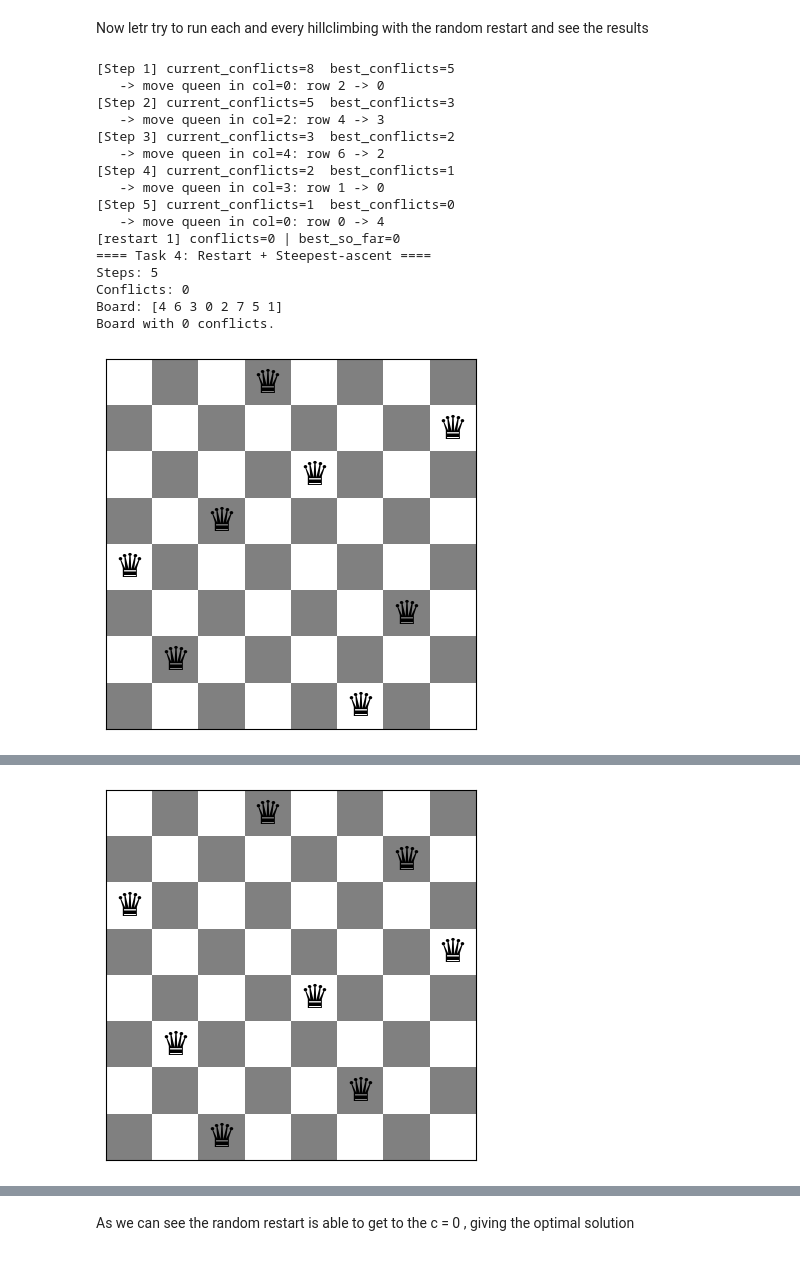
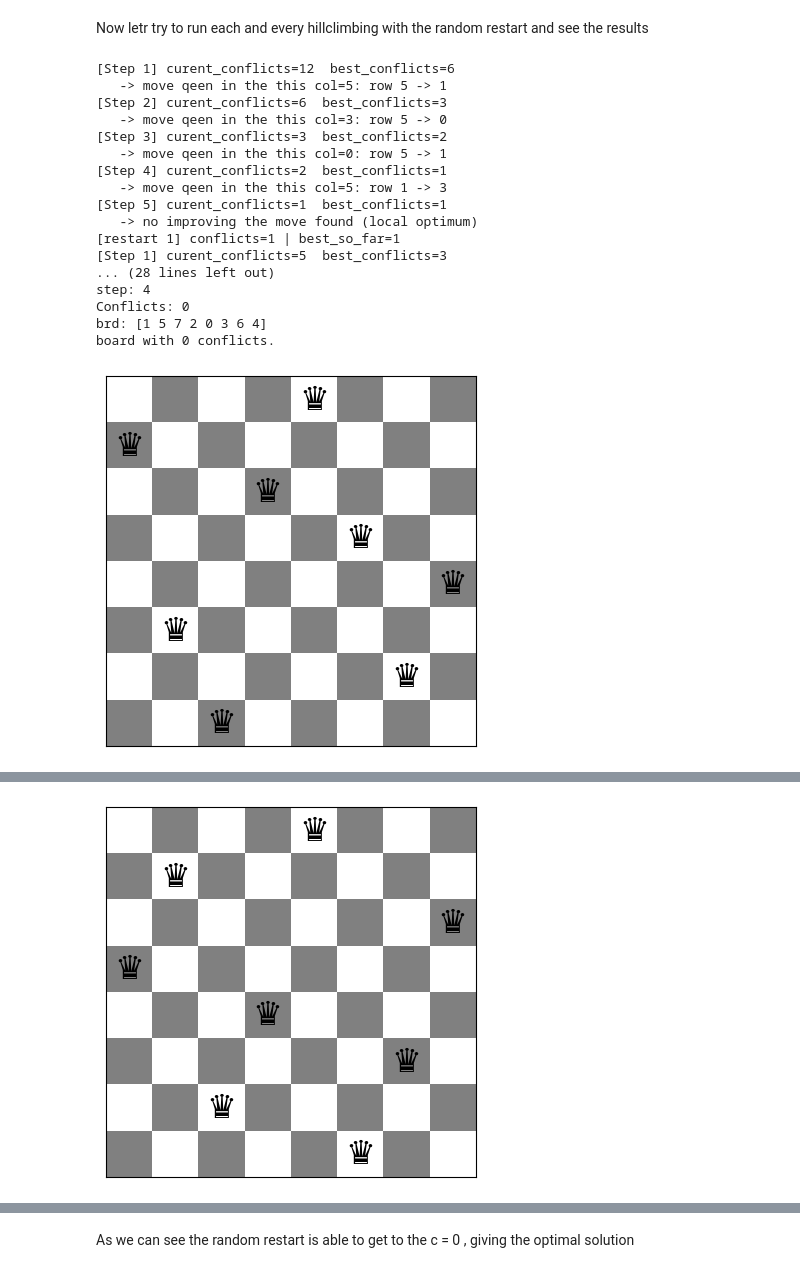
Before and after one commit to monarchythe/Agentic-AI-Lab-Work, a Jupyter notebook: n_queens_Solving_Agent.ipynb, the cells around one changed output, grey strips where cells are left out. Cells and saved outputs as stored; diff of their text form; code cells hidden in the pictures.

```diff
--- a/n_queens_Solving_Agent.ipynb
+++ b/n_queens_Solving_Agent.ipynb
@@ -214,21 +242,21 @@ def steepest_ascent_hill_climb(n, max_steps=10_000,debug = True,debug_every=1 ):
 ### Result veiwing finction
 which can be run after each task/algoritm objective funcotion
 # %%
-def show_run_result(result, title="Result", fontsize=24):
+def showing_run_reslt_fucn(result, title="Result", fontsize=24):
     """
     Pass the dict returned by any hill-climb function.
     Prints summary + shows the board.
     """
     print("====", title, "====")
-    print("Steps:", result.get("steps"))
+    print("step:", result.get("step"))
     print("Conflicts:", result.get("conflicts"))
-    if "patience" in result:
-        print("Patience:", result["patience"])
-    print("Board:", result["board"])
-    show_board(result["board"], fontsize=fontsize)
+    if "endurenc" in result:
+        print("endurenc:", result["endurenc"])
+    print("brd:", result["brd"])
+    show_board(result["brd"], fontsize=fontsize)
 # %% [markdown]
 Lets try to run the objective funton for the Stepest-ascend Hill Climbing
 # %%
-res = steepest_ascent_hill_climb(8)
-show_run_result(res, title="Task 1: Steepest-ascent")
+res = stepest_acent_hil_climb(8)
+showing_run_reslt_fucn(res, title="Task 1: Steepest-ascent")
 # %% [output]
@@ -492,27 +622,28 @@ def random_restart(hc_func, n, restarts=100, debug=False, **hc_kwargs):
 Now letr try to run each and every hillclimbing with the random restart and see the results
 # %%
 n = 8
-best1 = random_restart(steepest_ascent_hill_climb, n, restarts=100, debug=True)
-show_run_result(best1, "Task 4: Restart + Steepest-ascent")
-best2 = random_restart(stochastic_hill_climb_inefficient, n, restarts=100, debug=True)
-show_run_result(best2, "Task 4: Restart + Stochastic (inefficient)")
-best3 = random_restart(first_choice_hill_climb, n, restarts=100, debug=True, debug_every = 100)
-show_run_result(best3, "Task 4: Restart + First-choice stochastic")
+best1 = randm_restart_Hclimb(stepest_acent_hil_climb, n, restarts=100, debug=True)
+showing_run_reslt_fucn(best1, "Task 4: Restart + Steepest-ascent")
+best2 = randm_restart_Hclimb(stchastic_hil_climb_ineficent, n, restarts=100, debug=True)
+showing_run_reslt_fucn(best2, "Task 4: Restart + Stochastic (inefficient)")
+best3 = randm_restart_Hclimb(frst_choice_hill_clmbng_algo, n, restarts=100, debug=True, do_debugin_at_each_stp = 100)
+showing_run_reslt_fucn(best3, "Task 4: Restart + First-choice stochastic")
 # %% [output]
-[Step 1] current_conflicts=8  best_conflicts=5
-   -> move queen in col=0: row 2 -> 0
-[Step 2] current_conflicts=5  best_conflicts=3
-   -> move queen in col=2: row 4 -> 3
-[Step 3] current_conflicts=3  best_conflicts=2
-   -> move queen in col=4: row 6 -> 2
-[Step 4] current_conflicts=2  best_conflicts=1
-   -> move queen in col=3: row 1 -> 0
-[Step 5] current_conflicts=1  best_conflicts=0
-   -> move queen in col=0: row 0 -> 4
-[restart 1] conflicts=0 | best_so_far=0
-==== Task 4: Restart + Steepest-ascent ====
-Steps: 5
+[Step 1] curent_conflicts=12  best_conflicts=6
+   -> move qeen in the this col=5: row 5 -> 1
+[Step 2] curent_conflicts=6  best_conflicts=3
+   -> move qeen in the this col=3: row 5 -> 0
+[Step 3] curent_conflicts=3  best_conflicts=2
+   -> move qeen in the this col=0: row 5 -> 1
+[Step 4] curent_conflicts=2  best_conflicts=1
+   -> move qeen in the this col=5: row 1 -> 3
+[Step 5] curent_conflicts=1  best_conflicts=1
+   -> no improving the move found (local optimum)
+[restart 1] conflicts=1 | best_so_far=1
+[Step 1] curent_conflicts=5  best_conflicts=3
+... (28 lines left out)
+step: 4
 Conflicts: 0
-Board: [4 6 3 0 2 7 5 1]
-Board with 0 conflicts.
+brd: [1 5 7 2 0 3 6 4]
+board with 0 conflicts.
-[figure, old version]
+[figure, new version]
@@ -536 +665 @@ Board with 0 conflicts.
-[figure, old version]
+[figure, new version]
```
Also changed, not shown: parts of 86 cells of this notebook.
